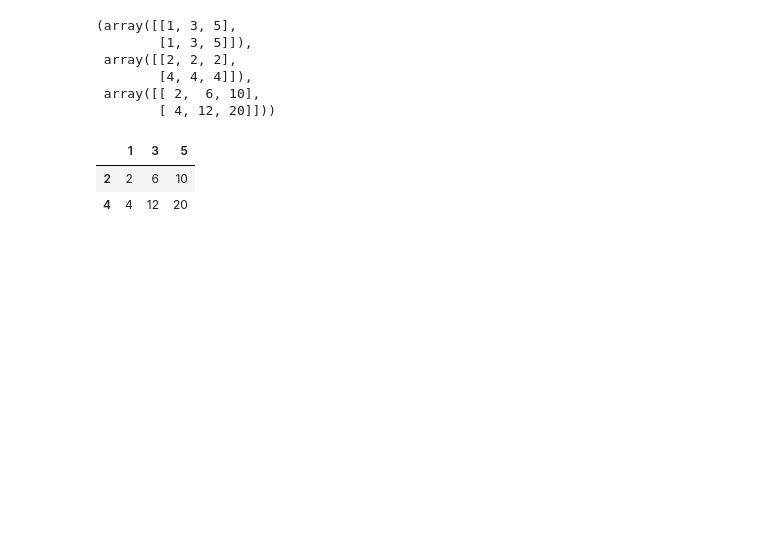
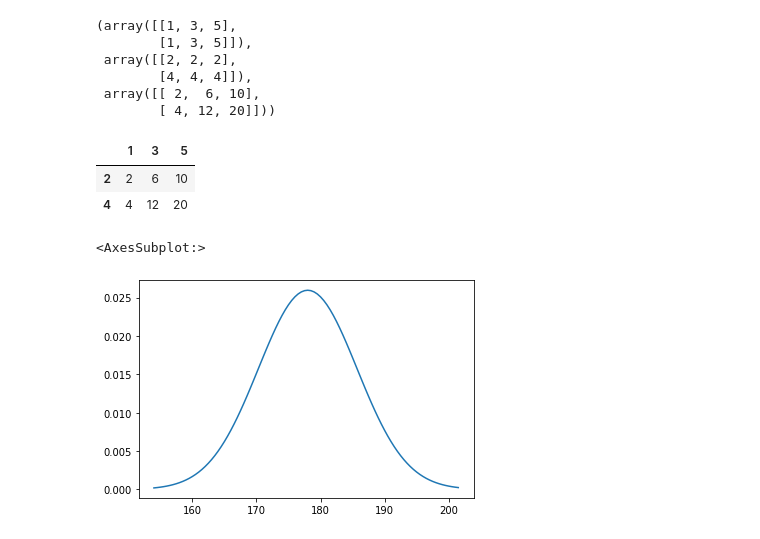
Before and after one commit to minstrel1149/think_bayes, a Jupyter notebook: Ch.11_Comparison.ipynb, the cells around one changed output. Drawn from its saved outputs; the diff is of its cells as text; code cells hidden in the pictures; blank space fills up the shorter version.

```diff
--- a/Ch.11_Comparison.ipynb
+++ b/Ch.11_Comparison.ipynb
@@ -34,3 +34,14 @@ df
 |  | 1 | 3 | 5 |
 | 2 | 2 | 6 | 10 |
 | 4 | 4 | 12 | 20 |
+# %%
+mean = 178
+std = 7.7
+qs = np.arange(mean - 24, mean + 24, 0.5)
+ps = ss.norm(mean, std).pdf(qs)
+prior = Pmf(ps, qs)
+prior.normalize()
+prior.plot()
+# %% [output]
+<AxesSubplot:>
+[figure, added]
```
Also changed, not shown: parts of 10 cells of this notebook, 2 other files.
